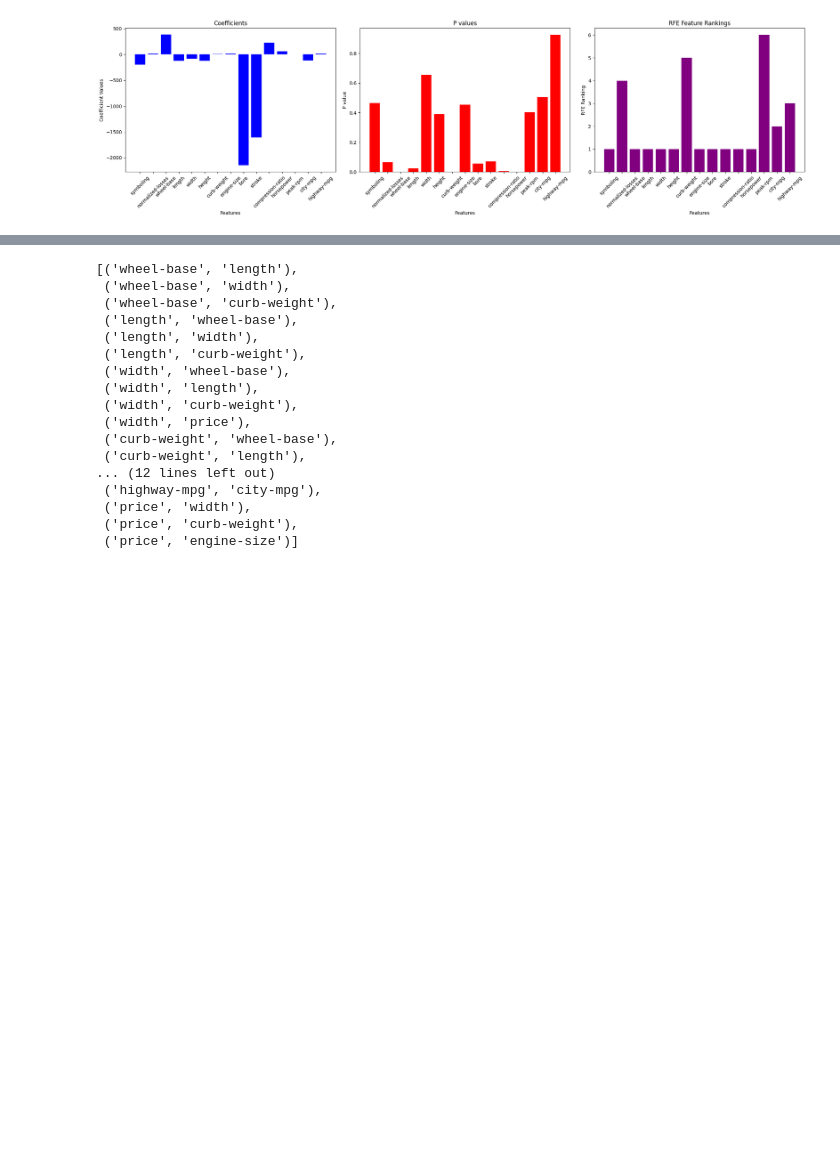
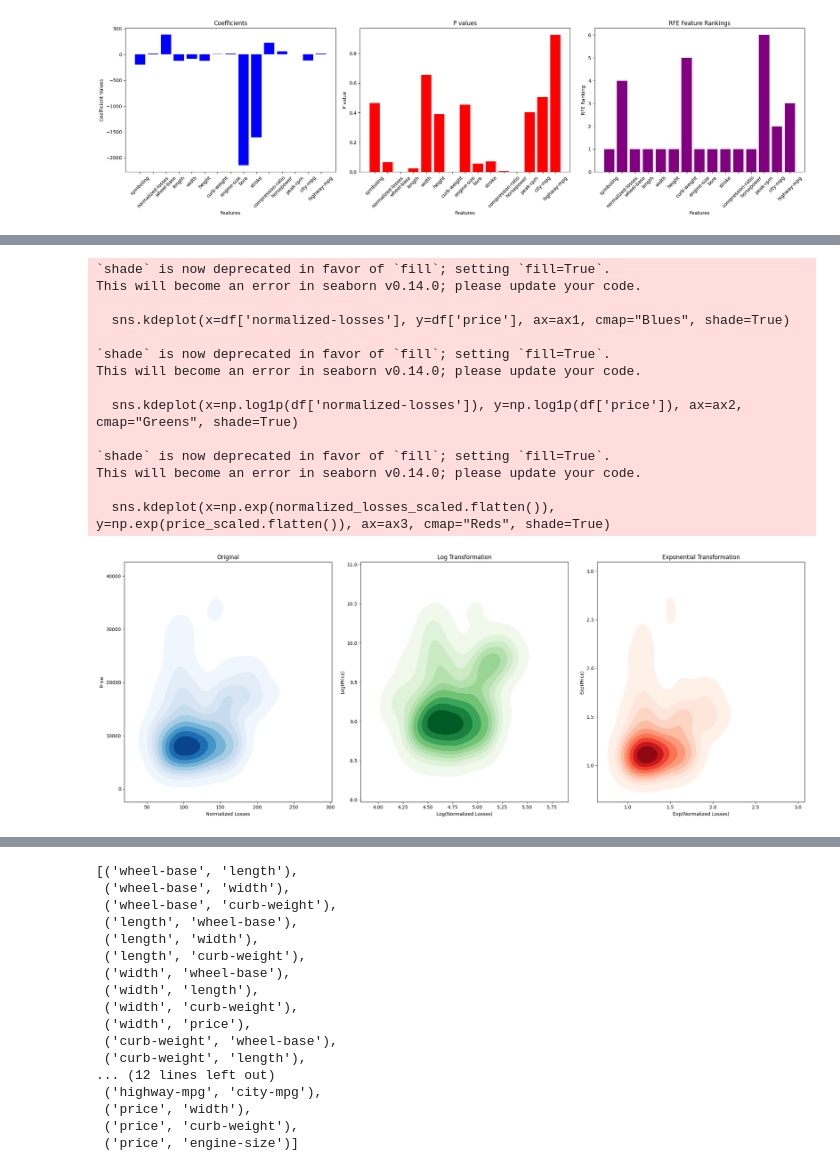
Before and after one commit to fbarulli/MLE_work, a Jupyter notebook: sprint4/124/extended_studies.ipynb, the cells around one changed output, grey strips where cells are left out. Drawn from its saved outputs; the diff is of its cells as text; code cells hidden in the pictures; blank space fills up the shorter version.

```diff
--- a/sprint4/124/extended_studies.ipynb
+++ b/sprint4/124/extended_studies.ipynb
@@ -152,0 +190,47 @@ plt.show()
+# %%
+from sklearn.preprocessing import MinMaxScaler
+
+# Scale the data
+scaler = MinMaxScaler()
+normalized_losses_scaled = scaler.fit_transform(df[['normalized-losses']])
+price_scaled = scaler.fit_transform(df[['price']])
+
+# Plotting
+fig, (ax1, ax2, ax3) = plt.subplots(1, 3, figsize=(21, 8))
+
+# Original density plot
+sns.kdeplot(x=df['normalized-losses'], y=df['price'], ax=ax1, cmap="Blues", shade=True)
+ax1.set_title('Original')
+ax1.set_xlabel('Normalized Losses')
+ax1.set_ylabel('Price')
+
+# Log transformation density plot
+sns.kdeplot(x=np.log1p(df['normalized-losses']), y=np.log1p(df['price']), ax=ax2, cmap="Greens", shade=True)
+ax2.set_title('Log Transformation')
+ax2.set_xlabel('Log(Normalized Losses)')
+ax2.set_ylabel('Log(Price)')
+
+# Exponential transformation density plot with scaled data
+sns.kdeplot(x=np.exp(normalized_losses_scaled.flatten()), y=np.exp(price_scaled.flatten()), ax=ax3, cmap="Reds", shade=True)
+ax3.set_title('Exponential Transformation')
+ax3.set_xlabel('Exp(Normalized Losses)')
+ax3.set_ylabel('Exp(Price)')
+
+plt.tight_layout()
+plt.show()
+# %% [output]
+`shade` is now deprecated in favor of `fill`; setting `fill=True`.
+This will become an error in seaborn v0.14.0; please update your code.
+
+  sns.kdeplot(x=df['normalized-losses'], y=df['price'], ax=ax1, cmap="Blues", shade=True)
+
+`shade` is now deprecated in favor of `fill`; setting `fill=True`.
+This will become an error in seaborn v0.14.0; please update your code.
+
+  sns.kdeplot(x=np.log1p(df['normalized-losses']), y=np.log1p(df['price']), ax=ax2, cmap="Greens", shade=True)
+
+`shade` is now deprecated in favor of `fill`; setting `fill=True`.
+This will become an error in seaborn v0.14.0; please update your code.
+
+  sns.kdeplot(x=np.exp(normalized_losses_scaled.flatten()), y=np.exp(price_scaled.flatten()), ax=ax3, cmap="Reds", shade=True)
+[figure, added]
```
Also changed, not shown: parts of 4 cells of this notebook.
